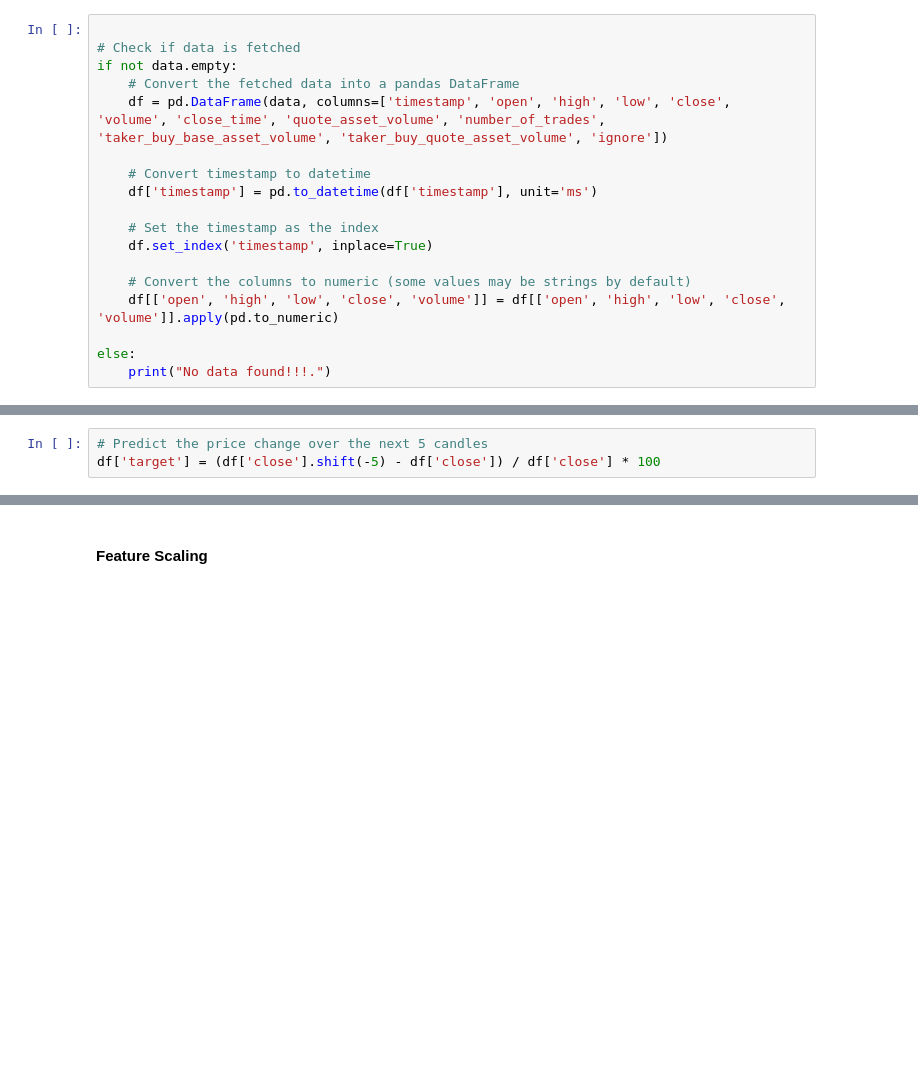
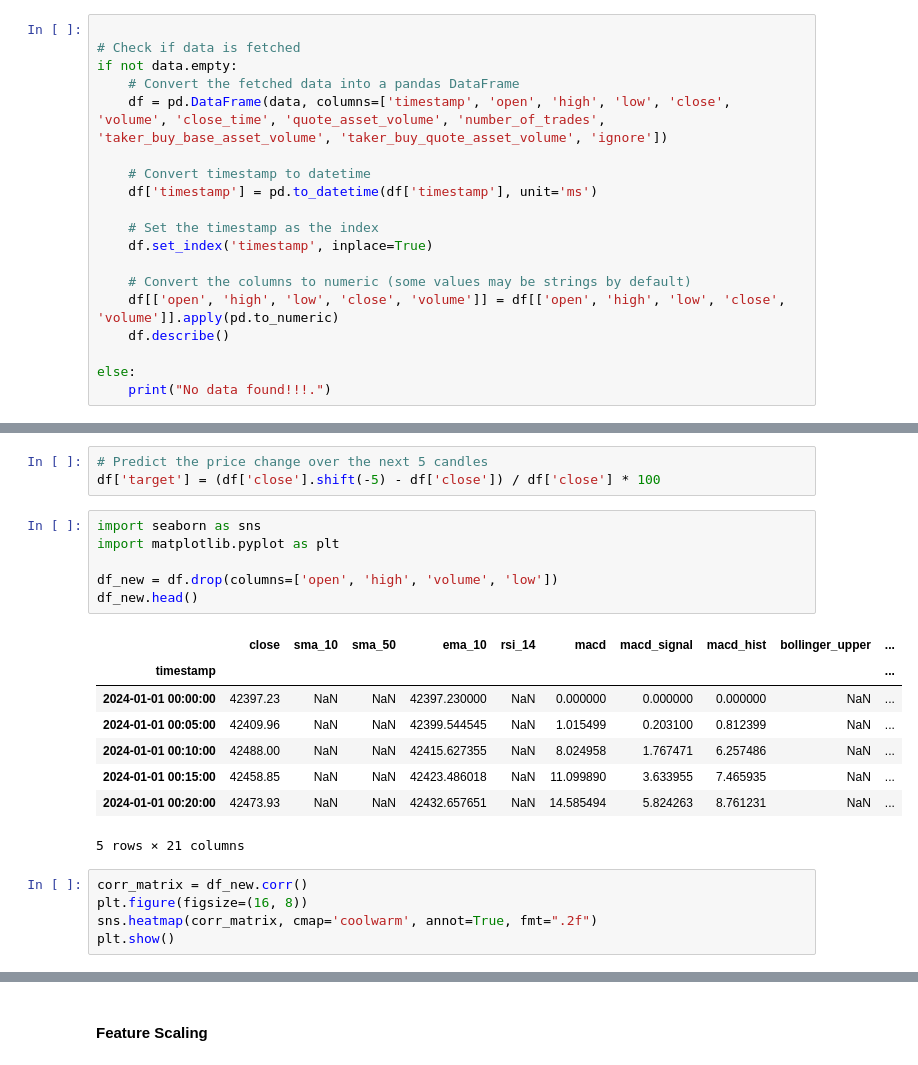
Before and after one commit to eycewind/binbot, a Jupyter notebook: bot.ipynb, the cells around one changed output, grey strips where cells are left out. Cells and saved outputs as stored; diff of their text form; blank space fills up the shorter version.

```diff
--- a/bot.ipynb
+++ b/bot.ipynb
@@ -49,6 +56,7 @@ if not data.empty:
 
     # Convert the columns to numeric (some values may be strings by default)
     df[['open', 'high', 'low', 'close', 'volume']] = df[['open', 'high', 'low', 'close', 'volume']].apply(pd.to_numeric)
+    df.describe()
 
 else:
     print("No data found!!!.")
@@ -131,3 +170,23 @@ df['lower_wick'] = df[['close', 'open']].min(axis=1) - df['low']
 # %%
 # Predict the price change over the next 5 candles
 df['target'] = (df['close'].shift(-5) - df['close']) / df['close'] * 100
+# %%
+import seaborn as sns
+import matplotlib.pyplot as plt
+
+df_new = df.drop(columns=['open', 'high', 'volume', 'low'])
+df_new.head()
+# %% [output]
+|  | close | sma_10 | sma_50 | ema_10 | rsi_14 | macd | macd_signal | macd_hist | bollinger_upper | ... |
+| timestamp |  |  |  |  |  |  |  |  |  | ... |
+| 2024-01-01 00:00:00 | 42397.23 | NaN | NaN | 42397.230000 | NaN | 0.000000 | 0.000000 | 0.000000 | NaN | ... |
+| 2024-01-01 00:05:00 | 42409.96 | NaN | NaN | 42399.544545 | NaN | 1.015499 | 0.203100 | 0.812399 | NaN | ... |
+| 2024-01-01 00:10:00 | 42488.00 | NaN | NaN | 42415.627355 | NaN | 8.024958 | 1.767471 | 6.257486 | NaN | ... |
+| 2024-01-01 00:15:00 | 42458.85 | NaN | NaN | 42423.486018 | NaN | 11.099890 | 3.633955 | 7.465935 | NaN | ... |
+| 2024-01-01 00:20:00 | 42473.93 | NaN | NaN | 42432.657651 | NaN | 14.585494 | 5.824263 | 8.761231 | NaN | ... |
+5 rows × 21 columns
+# %%
+corr_matrix = df_new.corr()
+plt.figure(figsize=(16, 8))
+sns.heatmap(corr_matrix, cmap='coolwarm', annot=True, fmt=".2f")
+plt.show()
```
Also changed, not shown: parts of 11 cells of this notebook, 2 other files.
